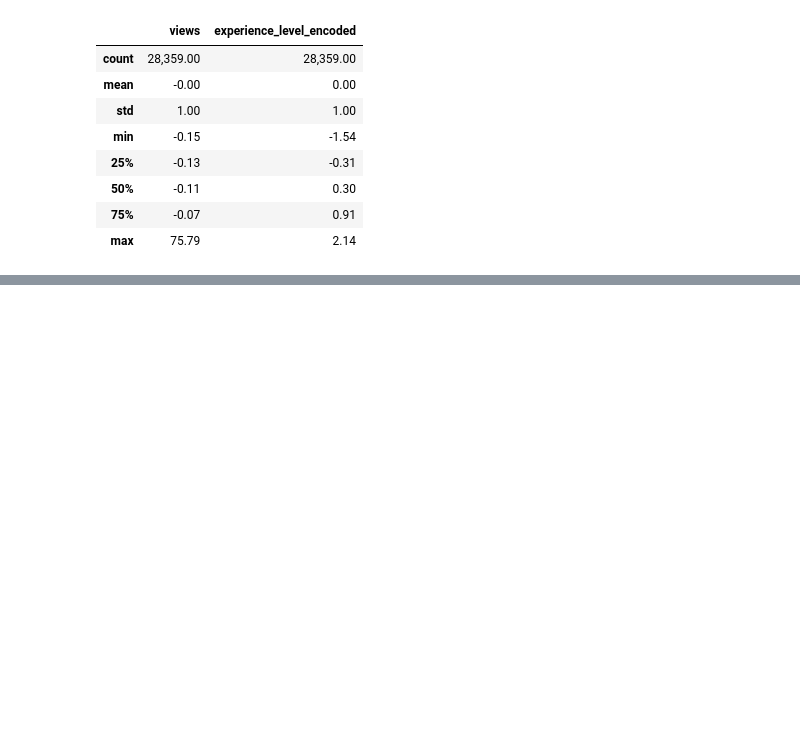
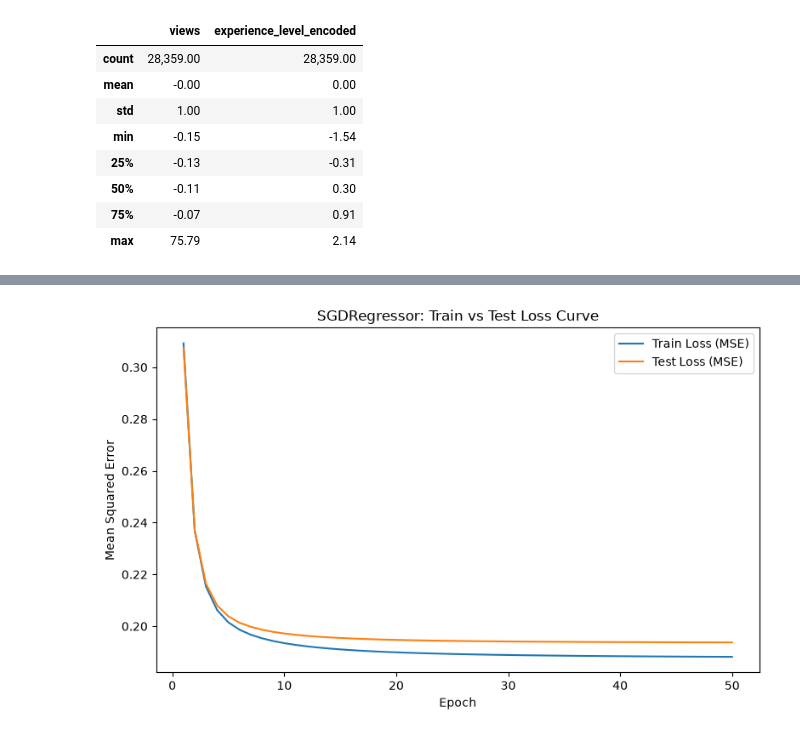
Before and after one commit to elise-Iss15/linear-regression-model, a Jupyter notebook: summative/linear_regression/multivariate.ipynb, the cells around one changed output, grey strips where cells are left out. Cells and saved outputs as stored; diff of their text form; code cells hidden in the pictures; blank space fills up the shorter version.

Commit message:
feat: train and compare 4 regression models, plot loss curve and best-fit scatter, save best model (DecisionTreeRegressor)

```diff
--- a/summative/linear_regression/multivariate.ipynb
+++ b/summative/linear_regression/multivariate.ipynb
@@ -466,0 +507,29 @@ Scaled training numeric columns preview:
+# %%
+n_epochs = 50
+sgd = SGDRegressor(max_iter=1, warm_start=True, random_state=42, learning_rate='invscaling', eta0=0.01)
+
+train_losses = []
+test_losses = []
+
+for epoch in range(n_epochs):
+    sgd.partial_fit(X_train_scaled, y_train)
+    train_pred = sgd.predict(X_train_scaled)
+    test_pred = sgd.predict(X_test_scaled)
+    train_losses.append(mean_squared_error(y_train, train_pred))
+    test_losses.append(mean_squared_error(y_test, test_pred))
+
+plt.figure(figsize=(8, 5))
+plt.plot(range(1, n_epochs + 1), train_losses, label='Train Loss (MSE)')
+plt.plot(range(1, n_epochs + 1), test_losses, label='Test Loss (MSE)')
+plt.xlabel('Epoch')
+plt.ylabel('Mean Squared Error')
+plt.title('SGDRegressor: Train vs Test Loss Curve')
+plt.legend()
+plt.tight_layout()
+plt.savefig('summative/linear_regression/loss_curve.png', dpi=100)
+plt.show()
+
+print(f"Final train loss: {train_losses[-1]:.4f}")
+print(f"Final test loss: {test_losses[-1]:.4f}")
+# %% [output]
+[figure, added]
```
Also changed, not shown: parts of 4 cells of this notebook, 5 other files.
